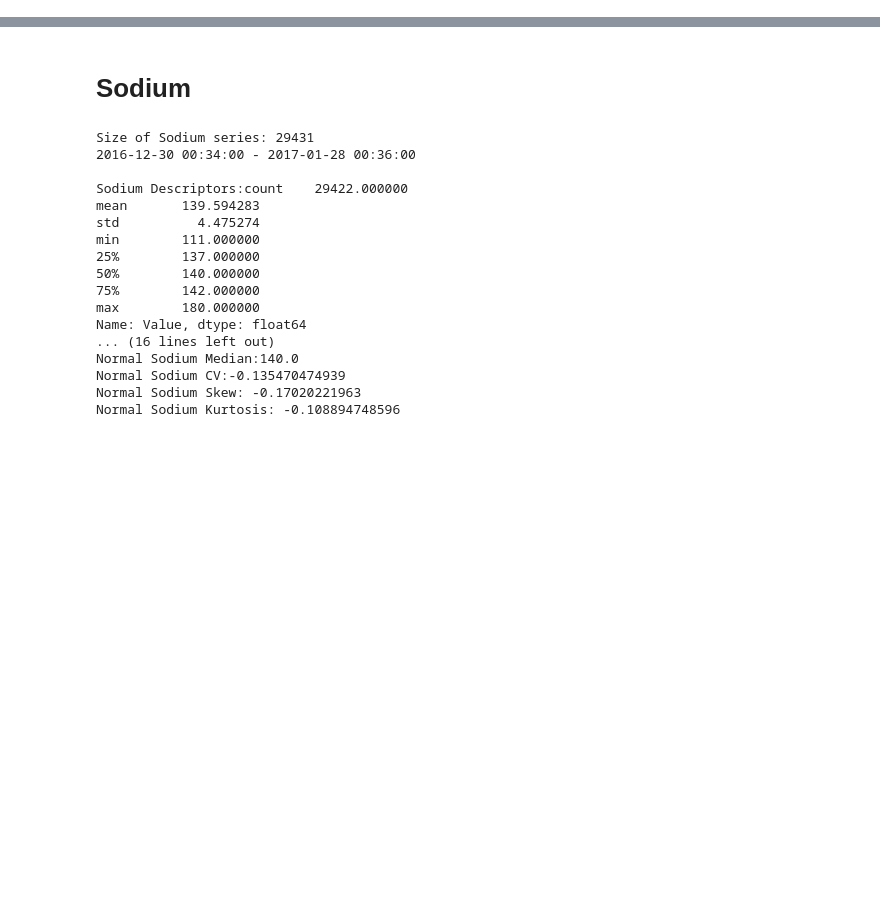
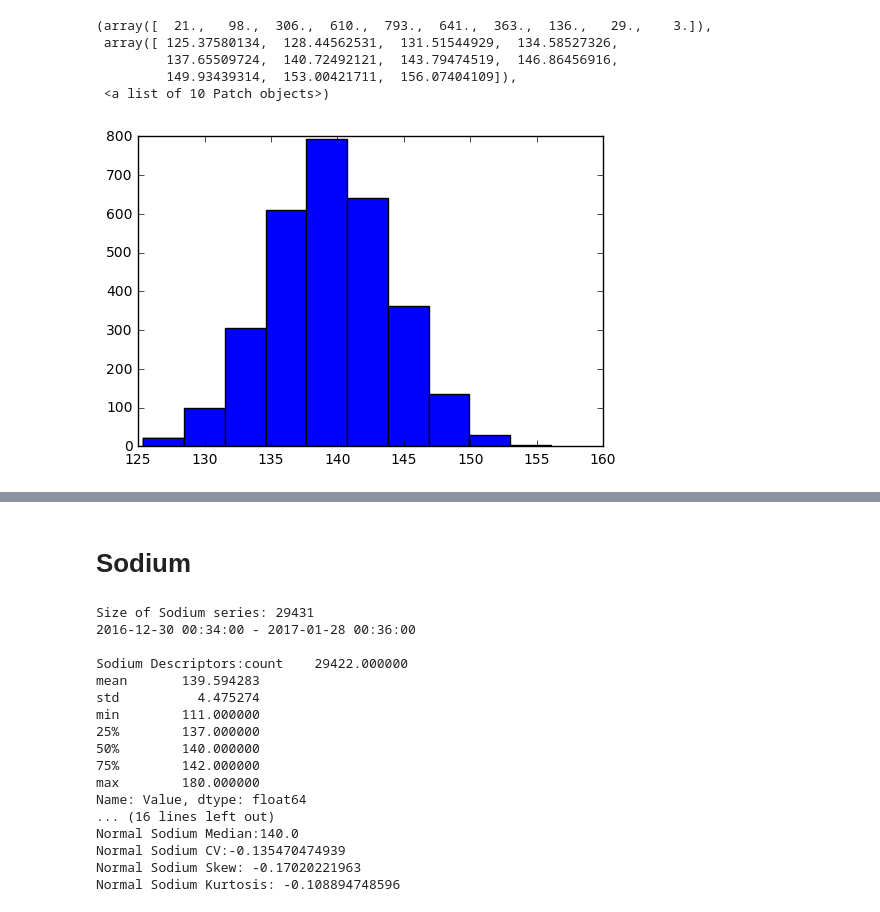
Before and after one commit to ComputationalHealth/odsceast17, a Jupyter notebook: jupyter_notebooks/notebook_testing.ipynb, the cells around one changed output, grey strips where cells are left out. Cells and saved outputs as stored; diff of their text form; code cells hidden in the pictures; blank space fills up the shorter version.

```diff
--- a/jupyter_notebooks/HL7_Generator.ipynb
+++ b/jupyter_notebooks/notebook_testing.ipynb
@@ -31,3 +31,16 @@ LRefL = 99
 UTL = 104
 LTL =99
 WINDOW = 50
+# %%
+_dist = []
+for x in range(3000):
+    i = np.random.normal(139.594283, 4.475274)
+    _dist.append(i)
+plt.hist(_dist)
+# %% [output]
+(array([  21.,   98.,  306.,  610.,  793.,  641.,  363.,  136.,   29.,    3.]),
+ array([ 125.37580134,  128.44562531,  131.51544929,  134.58527326,
+         137.65509724,  140.72492121,  143.79474519,  146.86456916,
+         149.93439314,  153.00421711,  156.07404109]),
+ <a list of 10 Patch objects>)
+[figure, added]
```
Also changed, not shown: parts of 14 cells of this notebook, 6 other files.
